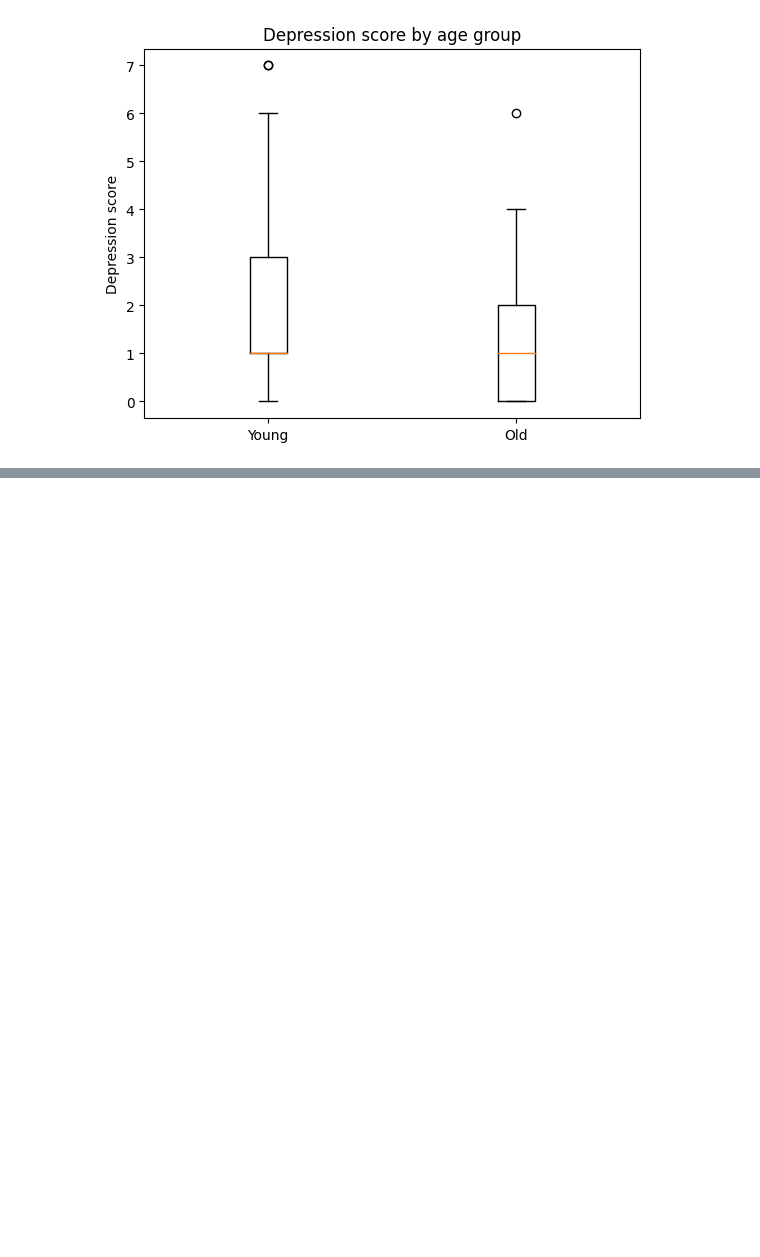
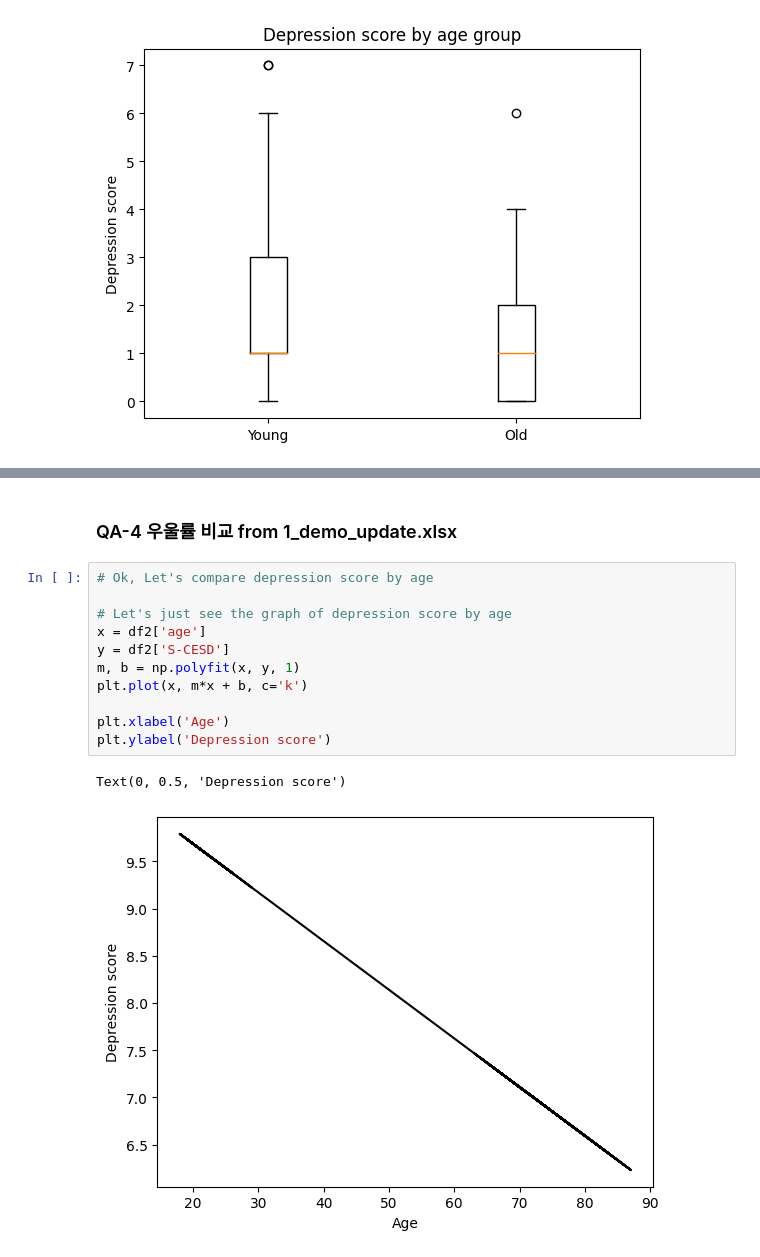
Before and after one commit to jayleekr/cps_code_space, a Jupyter notebook: lectures/day6/hw-6.ipynb, the cells around one changed output, grey strips where cells are left out. Cells and saved outputs as stored; diff of their text form; blank space fills up the shorter version.

```diff
--- a/lectures/day6/hw-6.ipynb
+++ b/lectures/day6/hw-6.ipynb
@@ -127,0 +170,16 @@ Name: cesd_boston, dtype: int64
+# %% [markdown]
+### QA-4 우울률 비교 from 1_demo_update.xlsx
+# %%
+# Ok, Let's compare depression score by age
+
+# Let's just see the graph of depression score by age
+x = df2['age']
+y = df2['S-CESD']
+m, b = np.polyfit(x, y, 1)
+plt.plot(x, m*x + b, c='k')
+
+plt.xlabel('Age')
+plt.ylabel('Depression score')
+# %% [output]
+Text(0, 0.5, 'Depression score')
+[figure, added]
```
Also changed, not shown: parts of 7 cells of this notebook.
